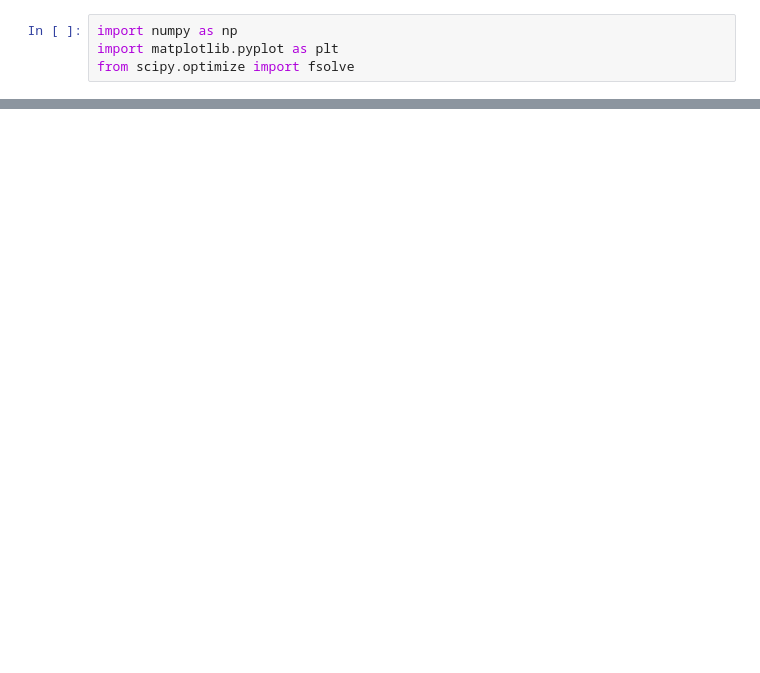
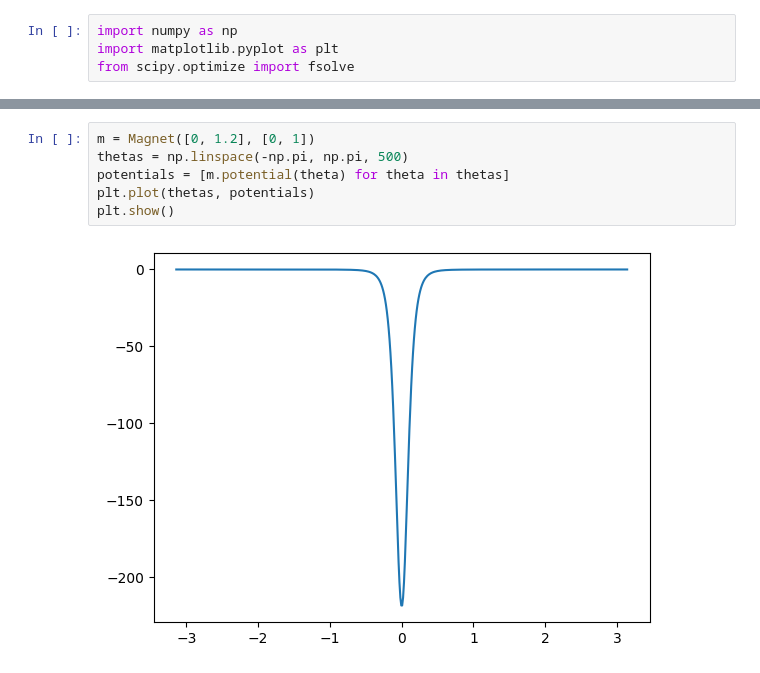
Before and after one commit to Dobel26/MagneticPendulum, a Jupyter notebook: new_sim.ipynb, the cells around one changed output, grey strips where cells are left out. Saved outputs shown, nothing was run; the diff lists cells and outputs as text; blank space fills up the shorter version.

```diff
--- a/new_sim.ipynb
+++ b/new_sim.ipynb
@@ -139,0 +155,8 @@ crit_points = marcus.get_critical_points()
+# %%
+m = Magnet([0, 1.2], [0, 1])
+thetas = np.linspace(-np.pi, np.pi, 500)
+potentials = [m.potential(theta) for theta in thetas]
+plt.plot(thetas, potentials)
+plt.show()
+# %% [output]
+[figure, added]
```
Also changed, not shown: parts of 3 cells of this notebook, 5 other files.
